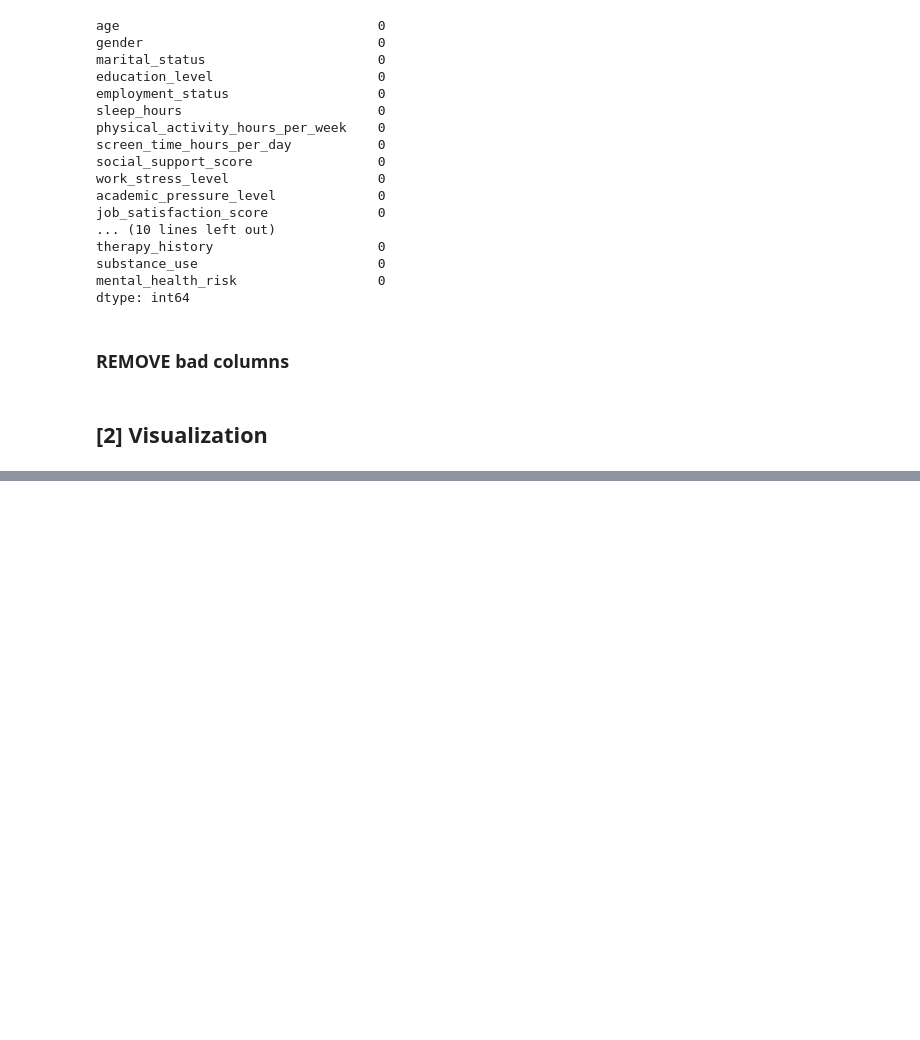
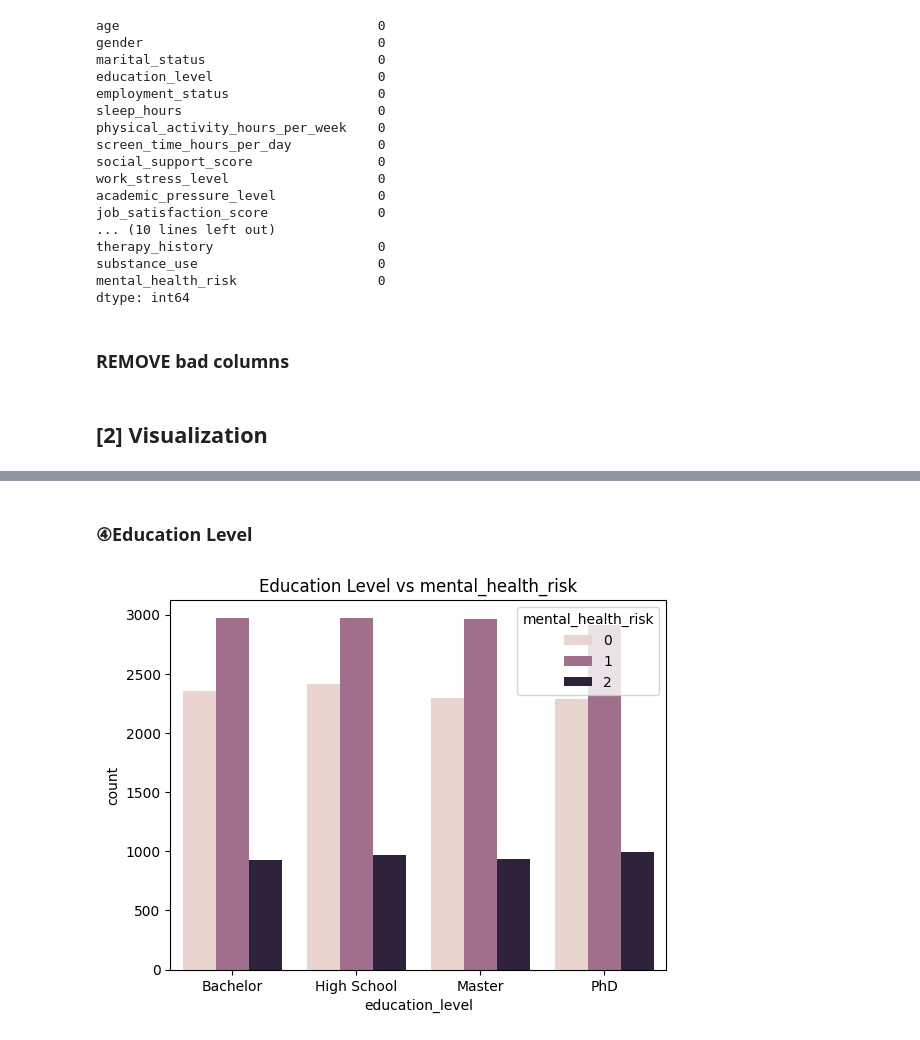
Before and after one commit to takumi230703/Mental-Health-Risk-Prediction, a Jupyter notebook: notebooks/model_comparison.ipynb, the cells around one changed output, grey strips where cells are left out. Drawn from its saved outputs; the diff is of its cells as text; code cells hidden in the pictures; blank space fills up the shorter version.

```diff
--- a/notebooks/model_comparison.ipynb
+++ b/notebooks/model_comparison.ipynb
@@ -124,0 +148,8 @@ y = df["mental_health_risk"]
+# %% [markdown]
+### ④Education Level
+# %%
+sns.countplot(x="education_level",hue="mental_health_risk", data=df)
+plt.title("Education Level vs mental_health_risk")
+plt.show()
+# %% [output]
+[figure, added]
```
Also changed, not shown: parts of 25 cells of this notebook, 2 other files.
